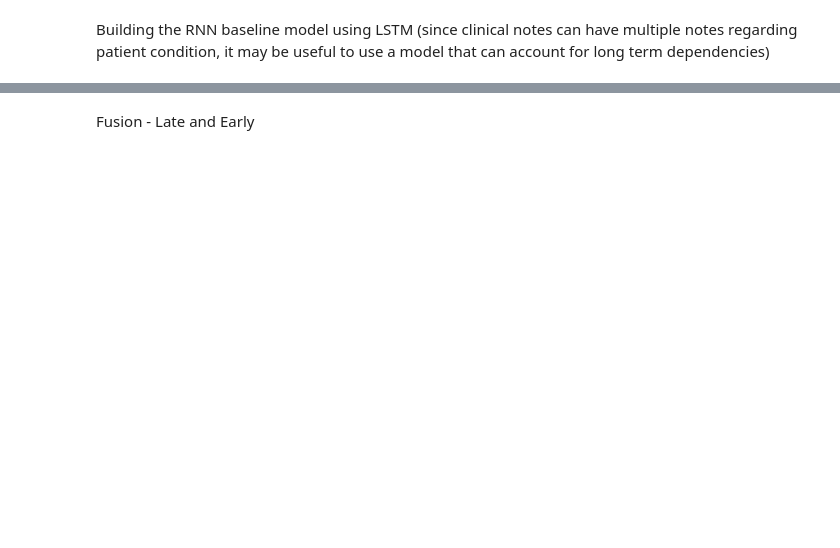
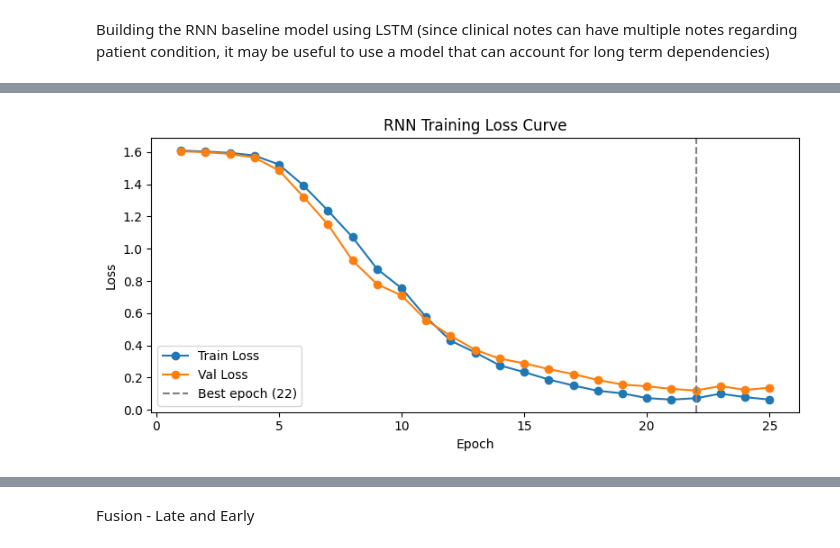
Before and after one commit to emilyrgarman/ml3finalproject_triage, a Jupyter notebook: ANN_RNN_BUILDING.ipynb, the cells around one changed output, grey strips where cells are left out. Saved outputs shown, nothing was run; the diff lists cells and outputs as text; code cells hidden in the pictures; blank space fills up the shorter version.

```diff
--- a/ANN_RNN_BUILDING.ipynb
+++ b/ANN_RNN_BUILDING.ipynb
@@ -23,4 +23,7 @@ SEED = 42
 tab_data = pd.read_csv('/content/ml3finalproject_triage/train.csv')
 complaints = pd.read_csv('/content/ml3finalproject_triage/chief_complaints.csv')
 history = pd.read_csv('/content/ml3finalproject_triage/patient_history.csv')
+# %%
+df = tab_data.merge(complaints[['patient_id', 'chief_complaint_raw']], on='patient_id', how='left')
+df = df.merge(history, on='patient_id', how='left')
 # %% [markdown]
@@ -34,5 +37,4 @@ def clean_complaint(x):
     x = re.split(r'[,，]', x)[0]
     return re.sub('|'.join(SEVERITY_WORDS), '', x, flags=re.IGNORECASE).strip()
 
-complaints['cc_stripped'] = complaints['chief_complaint_raw'].apply(clean_complaint)
-print(len(complaints))
+df['cc_stripped'] = df['chief_complaint_raw'].apply(clean_complaint)
@@ -46,6 +41,3 @@ print(len(complaints))
-# %%
-df = tab_data.merge(complaints[['patient_id', 'cc_stripped']], on='patient_id', how='inner')
-df = df.merge(history, on='patient_id', how='inner')
 # %%
 # ── Columns ────────────────────────────────────────────────
 NUMERIC_COLS = ['age', 'num_active_medications', 'num_comorbidities',
@@ -67,6 +59,9 @@ DUMMY_COLS   = ['hx_hypertension', 'hx_diabetes_type2', 'hx_diabetes_type1',
 TARGET_COL = 'triage_acuity'
 TEXT_COL   = 'cc_stripped'
 TABULAR_COLS = NUMERIC_COLS + CATEG_COLS + DUMMY_COLS
+
+# ── Deduplicate text column ───────────────────────────────
+df = df.drop_duplicates(subset=[TEXT_COL])
 
 # ── Encode categorical columns ───────────────────────────
 for col in CATEG_COLS:
@@ -351,50 +354,44 @@ val_text_loader = make_text_loader(X_text_val, y_val)
 # %%
 import torch
 from sklearn.metrics import f1_score
+import matplotlib.pyplot as plt
 
-# RNN, optimizer, and loss (weights already defined)
-rnn = RNNClassifier(vocab_size=len(vocab)).to(DEVICE)
+# ── Model, optimizer, loss ─────────────────────────────────────────
+rnn       = RNNClassifier(vocab_size=len(vocab)).to(DEVICE)
 optimizer = torch.optim.Adam(rnn.parameters(), lr=5e-4)
-class_counts = np.bincount(y_tr)
+class_counts = np.bincount(y_tr_aug)
 weights = 1.0 / class_counts
 weights = weights / weights.sum()
 criterion = nn.CrossEntropyLoss(weight=torch.tensor(weights, dtype=torch.float32).to(DEVICE))
 
-# Early stopping parameters
-max_epochs = 50          # large max number of epochs
-patience  = 5            # stop if no improvement for this many epochs
-best_val_loss = float('inf')
+# ── Early stopping ─────────────────────────────────────────────────
+max_epochs        = 50
+patience          = 3
+best_val_loss     = float('inf')
 epochs_no_improve = 0
-best_state = None
-
-train_losses, val_losses = [], []
+best_state        = None
+train_losses      = []
+val_losses        = []
 
 for epoch in range(max_epochs):
-    # -------------------------
-    # Training
-    # -------------------------
+    # ── Train ──
     rnn.train()
     total_loss = 0
     for Xb, yb in tr_text_loader:
         Xb, yb = Xb.to(DEVICE), yb.to(DEVICE)
-
         optimizer.zero_grad()
         logits, _ = rnn(Xb)
         loss = criterion(logits, yb)
         loss.backward()
         optimizer.step()
-
         total_loss += loss.item()
 
     avg_train_loss = total_loss / len(tr_text_loader)
     train_losses.append(avg_train_loss)
 
-    # -------------------------
-    # Validation
-    # -------------------------
+    # ── Validate ──
     rnn.eval()
-    val_loss = 0
-    preds, trues = [], []
+    val_loss, preds, trues = 0, [], []
     with torch.no_grad():
         for Xb, yb in val_text_loader:
             Xb, yb = Xb.to(DEVICE), yb.to(DEVICE)
@@ -407,24 +404,36 @@ for epoch in range(max_epochs):
     avg_val_loss = val_loss / len(val_text_loader)
     val_losses.append(avg_val_loss)
     f1 = f1_score(trues, preds, average='macro')
+    print(f'Epoch {epoch+1:02d} | Train Loss: {avg_train_loss:.4f} | Val Loss: {avg_val_loss:.4f} | Val F1: {f1:.4f}')
 
-    print(f"Epoch {epoch+1:2d} | Train Loss: {avg_train_loss:.4f} | Val Loss: {avg_val_loss:.4f} | Val F1: {f1:.4f}")
-
-    # -------------------------
-    # Early stopping check
-    # -------------------------
+    # ── Early stopping ──
     if avg_val_loss < best_val_loss:
-        best_val_loss = avg_val_loss
-        best_state = rnn.state_dict()
+        best_val_loss     = avg_val_loss
+        best_state        = rnn.state_dict()
         epochs_no_improve = 0
     else:
         epochs_no_improve += 1
+        print(f'           | No improvement. Patience: {epochs_no_improve}/{patience}')
+        if epochs_no_improve >= patience:
+            print(f'Early stopping triggered after {epoch+1} epochs.')
+            break
 
-    if epochs_no_improve >= patience:
-        print(f"Early stopping triggered after {epoch+1} epochs")
-        break
+rnn.load_state_dict(best_state)
+print(f'Training complete. Best val loss: {best_val_loss:.4f}')
 
-# Restore the best model weights
-rnn.load_state_dict(best_state)
-print(f"Training finished. Best val loss: {best_val_loss:.4f}")
+# ── Loss curve ─────────────────────────────────────────────────────
+epochs_ran = range(1, len(train_losses) + 1)
+best_epoch = val_losses.index(best_val_loss) + 1
+
+plt.figure(figsize=(8, 4))
+plt.plot(epochs_ran, train_losses, label='Train Loss', marker='o')
+plt.plot(epochs_ran, val_losses,   label='Val Loss',   marker='o')
+plt.axvline(best_epoch, color='gray', linestyle='--', label=f'Best epoch ({best_epoch})')
+plt.xlabel('Epoch')
+plt.ylabel('Loss')
+plt.title('RNN Training Loss Curve')
+plt.legend()
+plt.tight_layout()
+plt.savefig('rnn_loss_curve.png', dpi=150)
+plt.show()
 # %% [output]
@@ -447,0 +457 @@ Training finished. Best val loss: 0.0892
+[figure, added]
```
Also changed, not shown: parts of 12 cells of this notebook.
